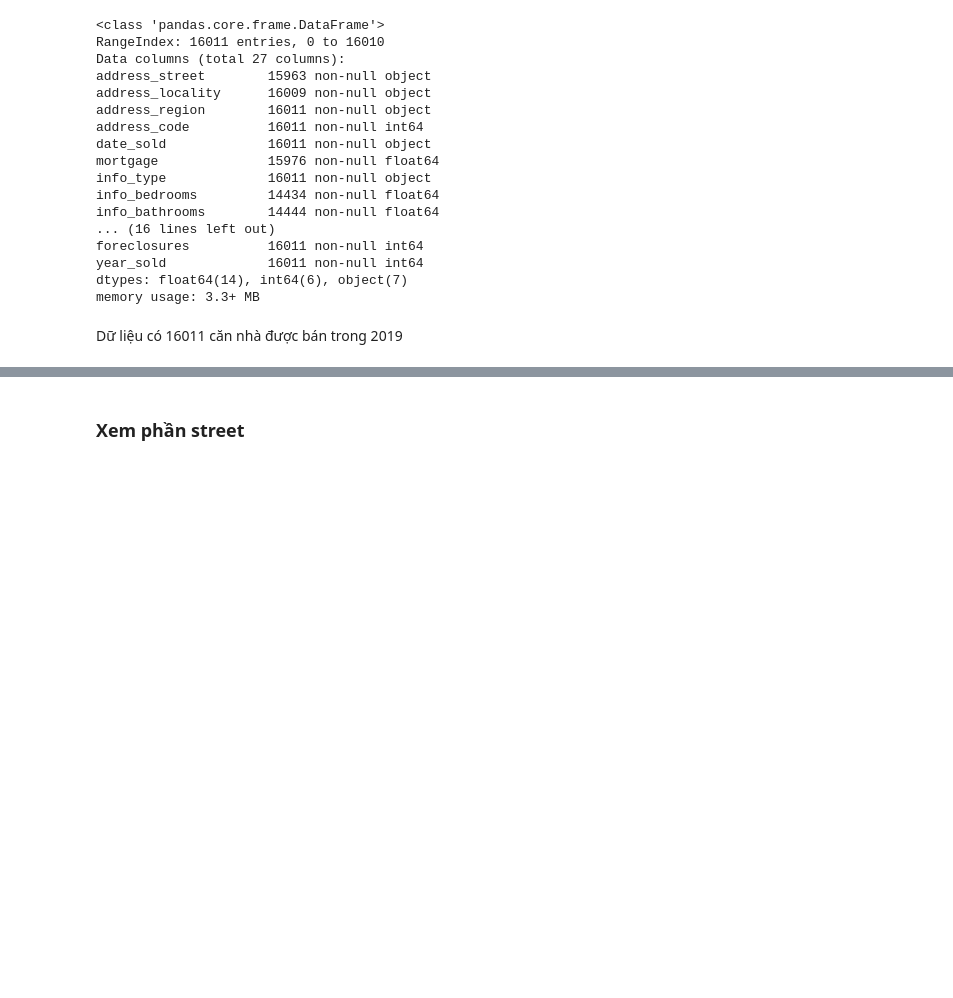
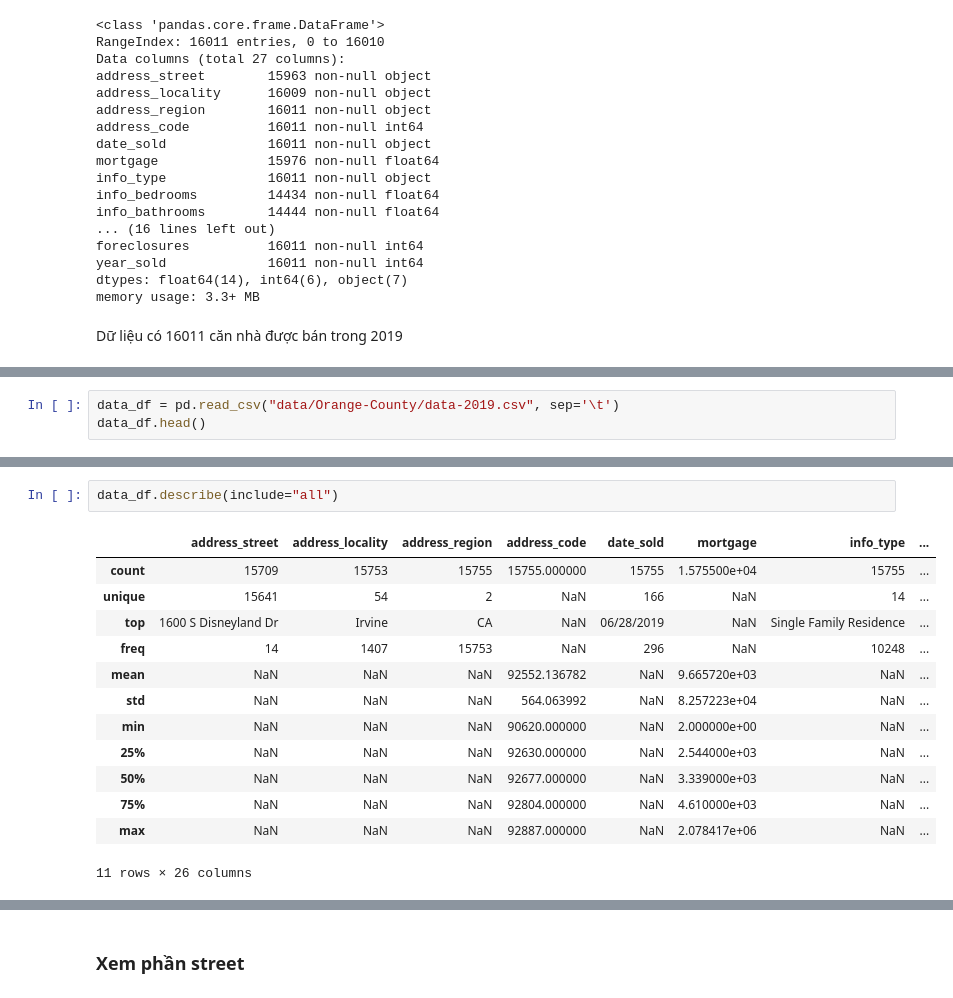
Before and after one commit to dpnam/DS-Final-Project, a Jupyter notebook: real-estate-California/HousePrice_California.ipynb, the cells around one changed output, grey strips where cells are left out. Drawn from its saved outputs; the diff is of its cells as text; blank space fills up the shorter version.

```diff
--- a/real-estate-California/HousePrice_California.ipynb
+++ b/real-estate-California/HousePrice_California.ipynb
@@ -662,0 +747,3 @@ Dữ liệu có 16011 căn nhà được bán trong 2019
+# %%
+data_df = pd.read_csv("data/Orange-County/data-2019.csv", sep='\t')
+data_df.head()
@@ -662,0 +778,16 @@ Dữ liệu có 16011 căn nhà được bán trong 2019
+# %%
+data_df.describe(include="all")
+# %% [output]
+|  | address_street | address_locality | address_region | address_code | date_sold | mortgage | info_type | ... |
+| count | 15709 | 15753 | 15755 | 15755.000000 | 15755 | 1.575500e+04 | 15755 | ... |
+| unique | 15641 | 54 | 2 | NaN | 166 | NaN | 14 | ... |
+| top | 1600 S Disneyland Dr | Irvine | CA | NaN | 06/28/2019 | NaN | Single Family Residence | ... |
+| freq | 14 | 1407 | 15753 | NaN | 296 | NaN | 10248 | ... |
+| mean | NaN | NaN | NaN | 92552.136782 | NaN | 9.665720e+03 | NaN | ... |
+| std | NaN | NaN | NaN | 564.063992 | NaN | 8.257223e+04 | NaN | ... |
+| min | NaN | NaN | NaN | 90620.000000 | NaN | 2.000000e+00 | NaN | ... |
+| 25% | NaN | NaN | NaN | 92630.000000 | NaN | 2.544000e+03 | NaN | ... |
+| 50% | NaN | NaN | NaN | 92677.000000 | NaN | 3.339000e+03 | NaN | ... |
+| 75% | NaN | NaN | NaN | 92804.000000 | NaN | 4.610000e+03 | NaN | ... |
+| max | NaN | NaN | NaN | 92887.000000 | NaN | 2.078417e+06 | NaN | ... |
+11 rows × 26 columns
```
Also changed, not shown: parts of 56 cells of this notebook, 1 other file.
